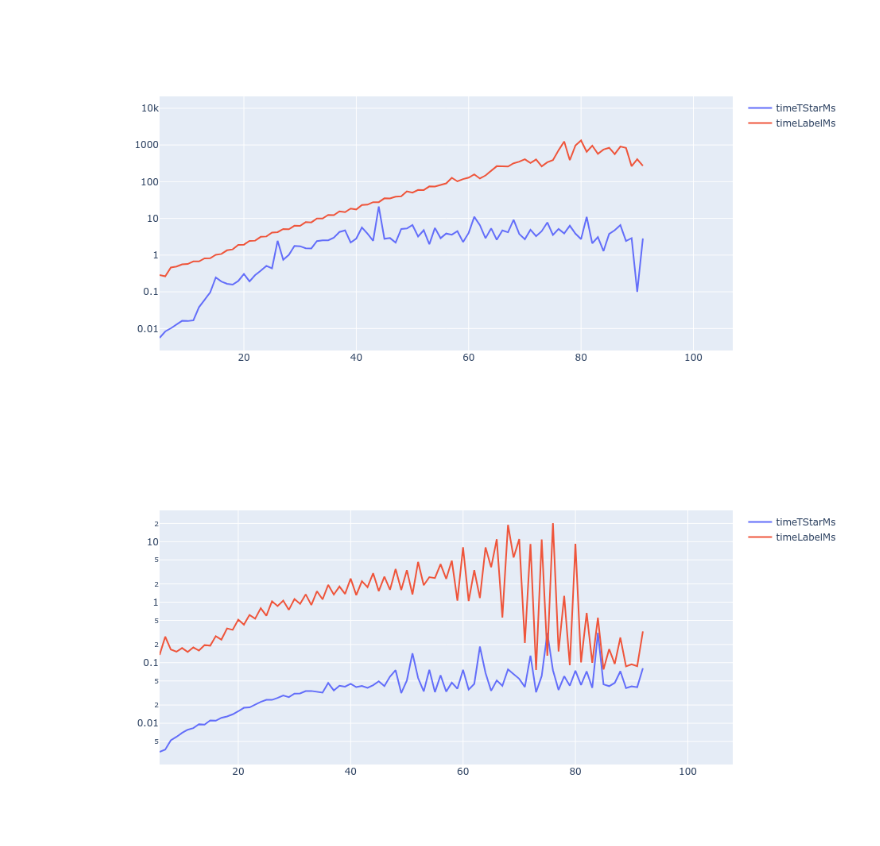
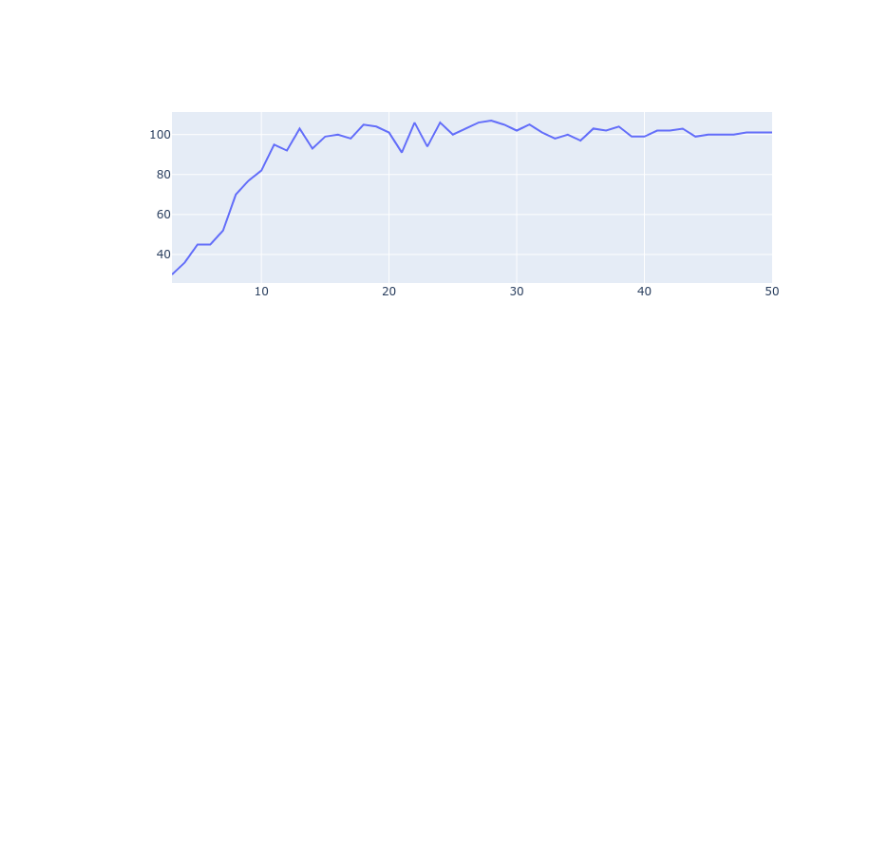
Before and after one commit to AdrianSiwiec/sci, a Jupyter notebook: notebook1.ipynb, the cells around one changed output. Drawn from its saved outputs; the diff is of its cells as text; code cells hidden in the pictures; blank space fills up the shorter version.

Commit message:
synthetic benchmarks

```diff
--- a/notebook1.ipynb
+++ b/notebook1.ipynb
@@ -21,6 +17,7 @@ from IPython.display import display
 
 out_neg = pd.read_csv('benchmark_out/out_neg.csv')
 out = pd.read_csv('benchmark_out/out.csv')
+synthetic = pd.read_csv('benchmark_out/synthetic.out')
 
 def graphDataQuality(table, x_name='formulaSize'):
     xs = table[x_name].unique()
@@ -35,3 +32,4 @@ def graphDataQuality(table, x_name='formulaSize'):
 # display(out.describe())
 
 graphDataQuality(out_neg)
+graphDataQuality(synthetic)
@@ -55,6 +51,4 @@ def graphColsMean(table, x_name='formulaSize', ys=["timeTStarMs", "timeLabelMs"]
 # %%
 graphColsMean(out)
 graphColsMean(out_neg)
+graphColsMean(synthetic)
-# %% [output]
-[figure, removed]
-[figure, removed]
@@ -60,0 +59,23 @@ graphColsMean(out_neg)
+# %%
+synthetic.head()
+
+synthetic3 = synthetic[(~synthetic["formula"].str.contains("s"))]
+synthetic2 = synthetic3[~synthetic3["formula"].str.contains("r")]
+synthetic1 = synthetic2[~synthetic2["formula"].str.contains("q")]
+
+# graphDataQuality(synthetic3)
+# graphDataQuality(synthetic2)
+# graphDataQuality(synthetic1)
+
+# graphColsMean(synthetic)
+# graphColsMean(synthetic3)
+# graphColsMean(synthetic2)
+# graphColsMean(synthetic1)
+
+syntheticTautPQR = synthetic[(~synthetic["formula"].str.contains("s")) &
+    (synthetic["formula"].str.contains("r")) &
+    (synthetic["formula"].str.contains("q")) &
+    (synthetic["formula"].str.contains("p")) &
+    (synthetic["formulaIsTautology"]==1)]
+# %% [output]
+[figure, added]
```
Also changed, not shown: parts of 7 cells of this notebook, 10 other files.
